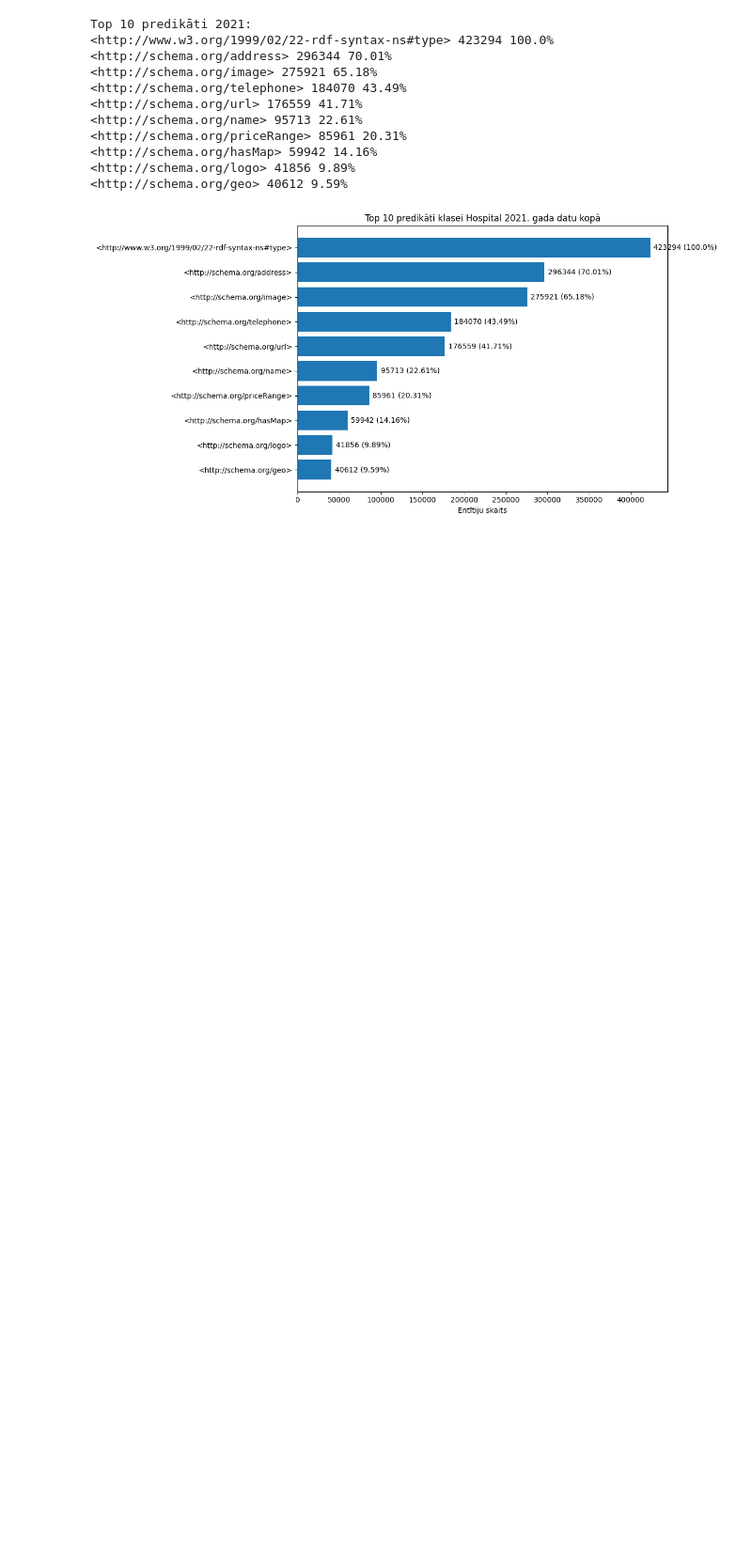
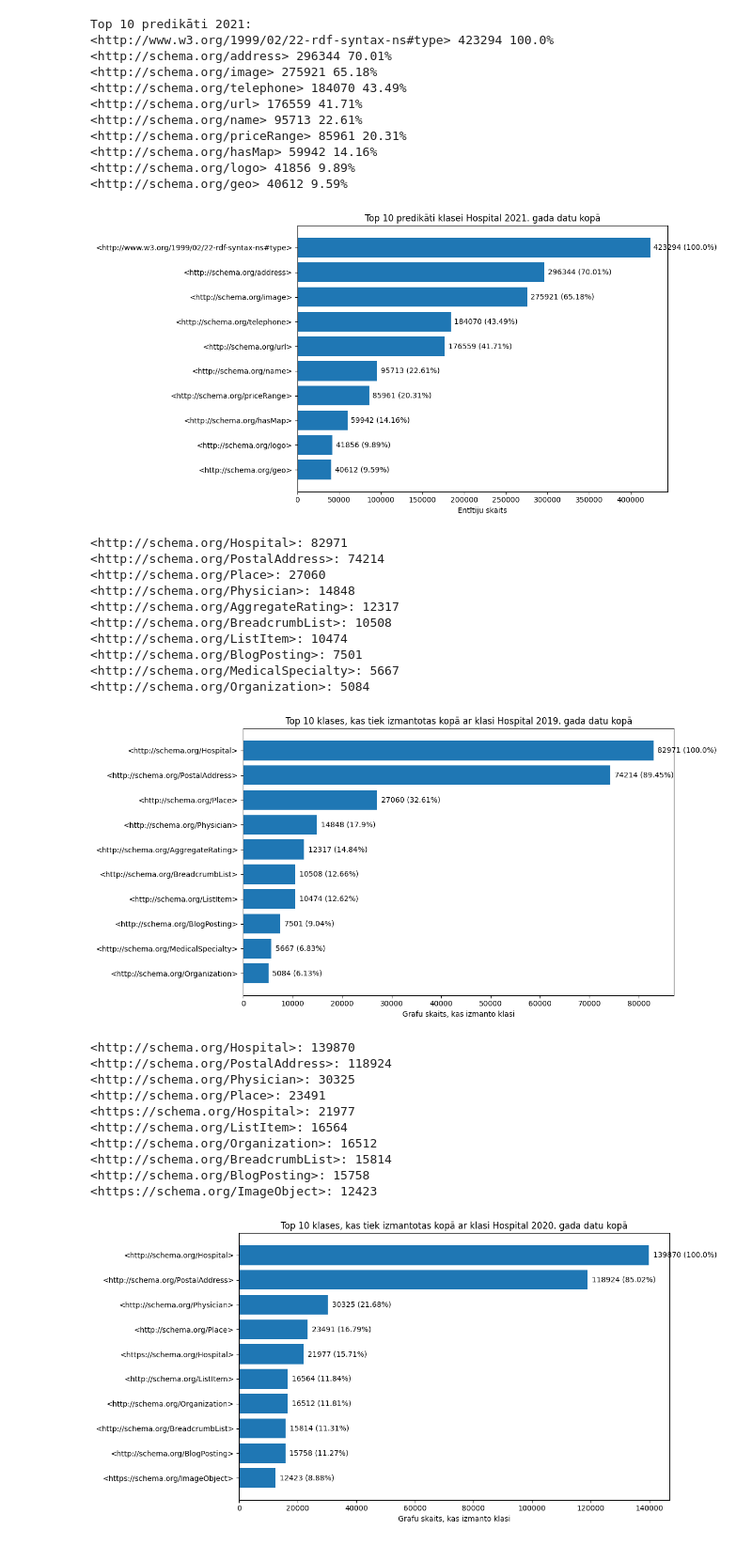
Before and after one commit to alexxxey0/SchemaOrg_Datu_Analize, a Jupyter notebook: analize_Hospital.ipynb, the cells around one changed output. Shown: that part at 94% size. Saved outputs shown, nothing was run; the diff lists cells and outputs as text; code cells hidden in the pictures; blank space fills up the shorter version.

```diff
--- a/analize_Hospital.ipynb
+++ b/analize_Hospital.ipynb
@@ -48,3 +48,30 @@ Top 10 predikāti 2021:
 <http://schema.org/logo> 41856 9.89%
 <http://schema.org/geo> 40612 9.59%
 [figure]
+# %%
+parse_and_count_classes(["../hospital_2019.gz"], "Hospital", "2019")
+parse_and_count_classes(["../hospital_2020.gz"], "Hospital", "2020")
+parse_and_count_classes(["../hospital_2021.gz"], "Hospital", "2021")
+# %% [output]
+<http://schema.org/Hospital>: 82971
+<http://schema.org/PostalAddress>: 74214
+<http://schema.org/Place>: 27060
+<http://schema.org/Physician>: 14848
+<http://schema.org/AggregateRating>: 12317
+<http://schema.org/BreadcrumbList>: 10508
+<http://schema.org/ListItem>: 10474
+<http://schema.org/BlogPosting>: 7501
+<http://schema.org/MedicalSpecialty>: 5667
+<http://schema.org/Organization>: 5084
+[figure, added]
+<http://schema.org/Hospital>: 139870
+<http://schema.org/PostalAddress>: 118924
+<http://schema.org/Physician>: 30325
+<http://schema.org/Place>: 23491
+<https://schema.org/Hospital>: 21977
+<http://schema.org/ListItem>: 16564
+<http://schema.org/Organization>: 16512
+<http://schema.org/BreadcrumbList>: 15814
+<http://schema.org/BlogPosting>: 15758
+<https://schema.org/ImageObject>: 12423
+[figure, added]
```
Also changed, not shown: parts of 2 cells of this notebook, 4 other files.
